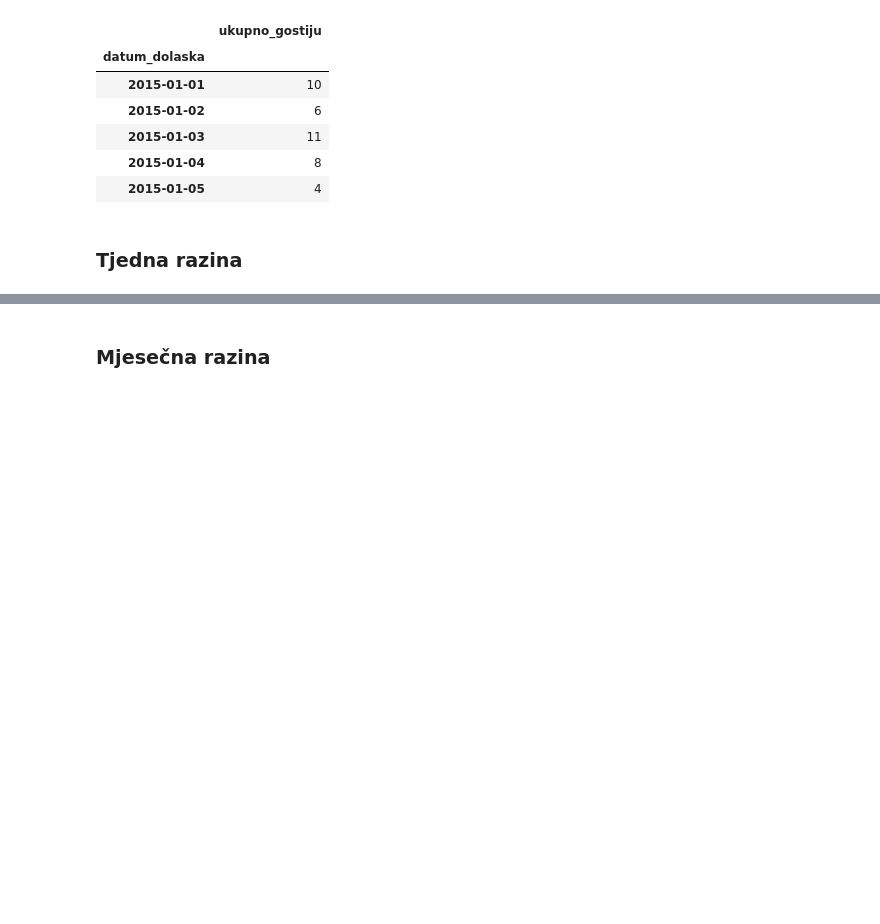
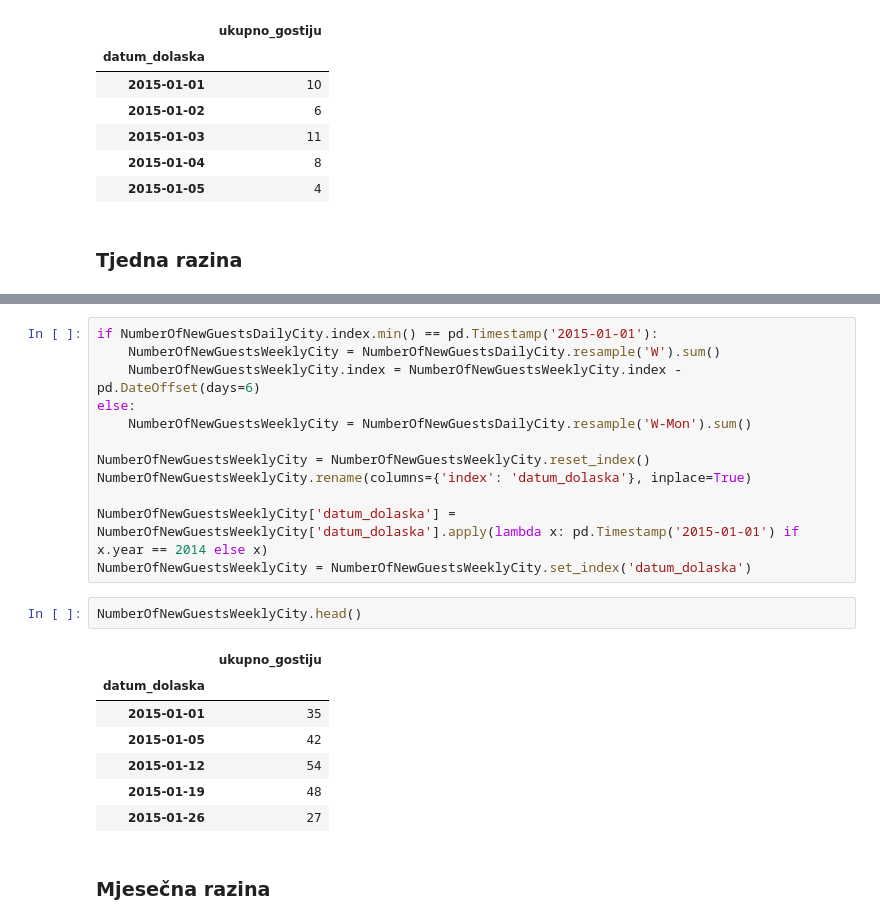
Before and after one commit to MarkoHaralovic/Prediction-of-Hotel-Occupancy, a Jupyter notebook: prediction-of-hotel-occupancy/notebooks/data_preprocessing.ipynb, the cells around one changed output, grey strips where cells are left out. Cells and saved outputs as stored; diff of their text form; blank space fills up the shorter version.

```diff
--- a/prediction-of-hotel-occupancy/notebooks/data_preprocessing.ipynb
+++ b/prediction-of-hotel-occupancy/notebooks/data_preprocessing.ipynb
@@ -206,3 +233,25 @@ NumberOfNewGuestsWeeklyCity = NumberOfNewGuestsDailyCity.resample('W').sum()
+# %%
+if NumberOfNewGuestsDailyCity.index.min() == pd.Timestamp('2015-01-01'):
+    NumberOfNewGuestsWeeklyCity = NumberOfNewGuestsDailyCity.resample('W').sum()
+    NumberOfNewGuestsWeeklyCity.index = NumberOfNewGuestsWeeklyCity.index - pd.DateOffset(days=6)
+else:
+    NumberOfNewGuestsWeeklyCity = NumberOfNewGuestsDailyCity.resample('W-Mon').sum()
+
+NumberOfNewGuestsWeeklyCity = NumberOfNewGuestsWeeklyCity.reset_index()
+NumberOfNewGuestsWeeklyCity.rename(columns={'index': 'datum_dolaska'}, inplace=True)
+
+NumberOfNewGuestsWeeklyCity['datum_dolaska'] = NumberOfNewGuestsWeeklyCity['datum_dolaska'].apply(lambda x: pd.Timestamp('2015-01-01') if x.year == 2014 else x)
+NumberOfNewGuestsWeeklyCity = NumberOfNewGuestsWeeklyCity.set_index('datum_dolaska')
+# %%
+NumberOfNewGuestsWeeklyCity.head()
+# %% [output]
+|  | ukupno_gostiju |
+| datum_dolaska |  |
+| 2015-01-01 | 35 |
+| 2015-01-05 | 42 |
+| 2015-01-12 | 54 |
+| 2015-01-19 | 48 |
+| 2015-01-26 | 27 |
 # %% [markdown]
 ### Mjesečna razina
 # %%
```
Also changed, not shown: parts of 40 cells of this notebook, 16 other files.
